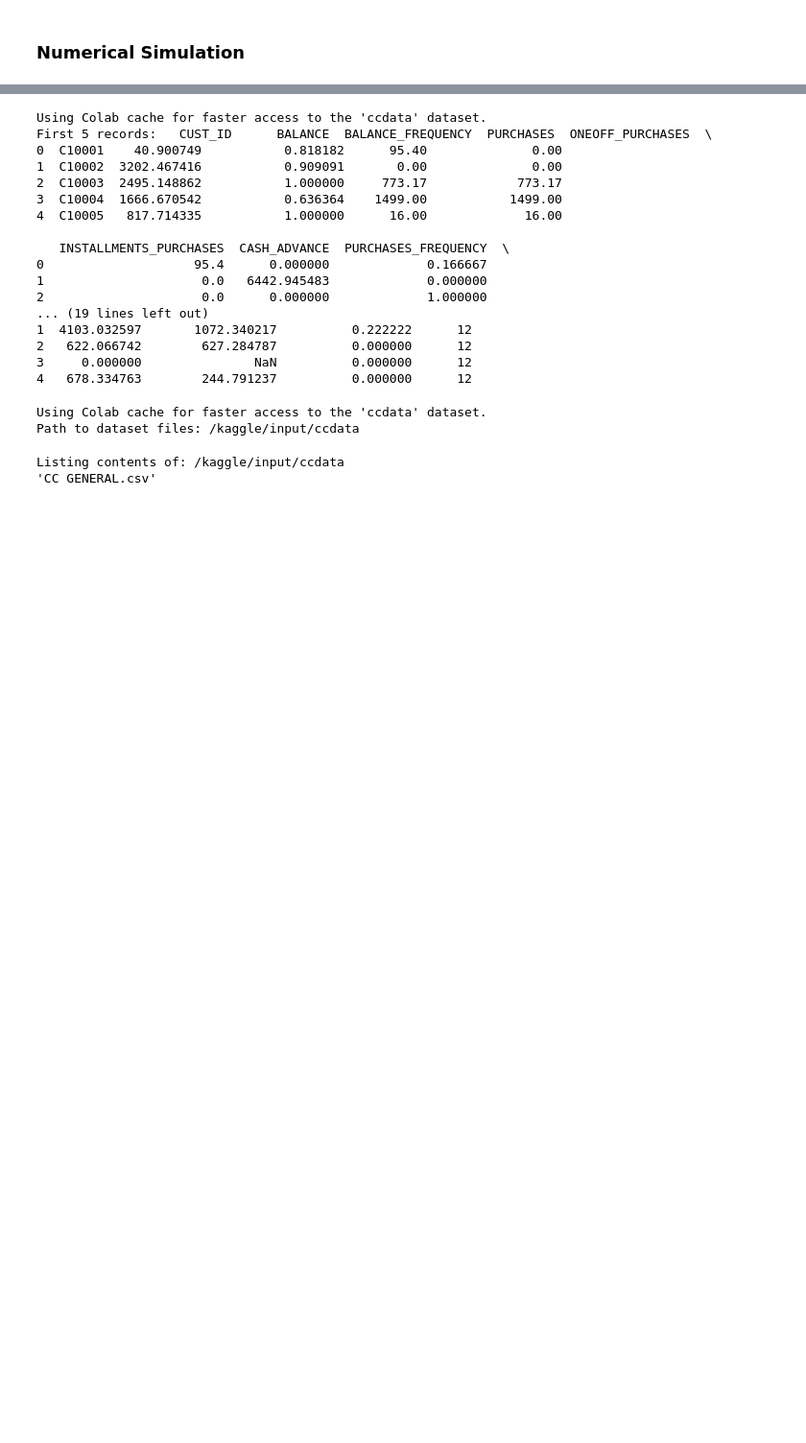
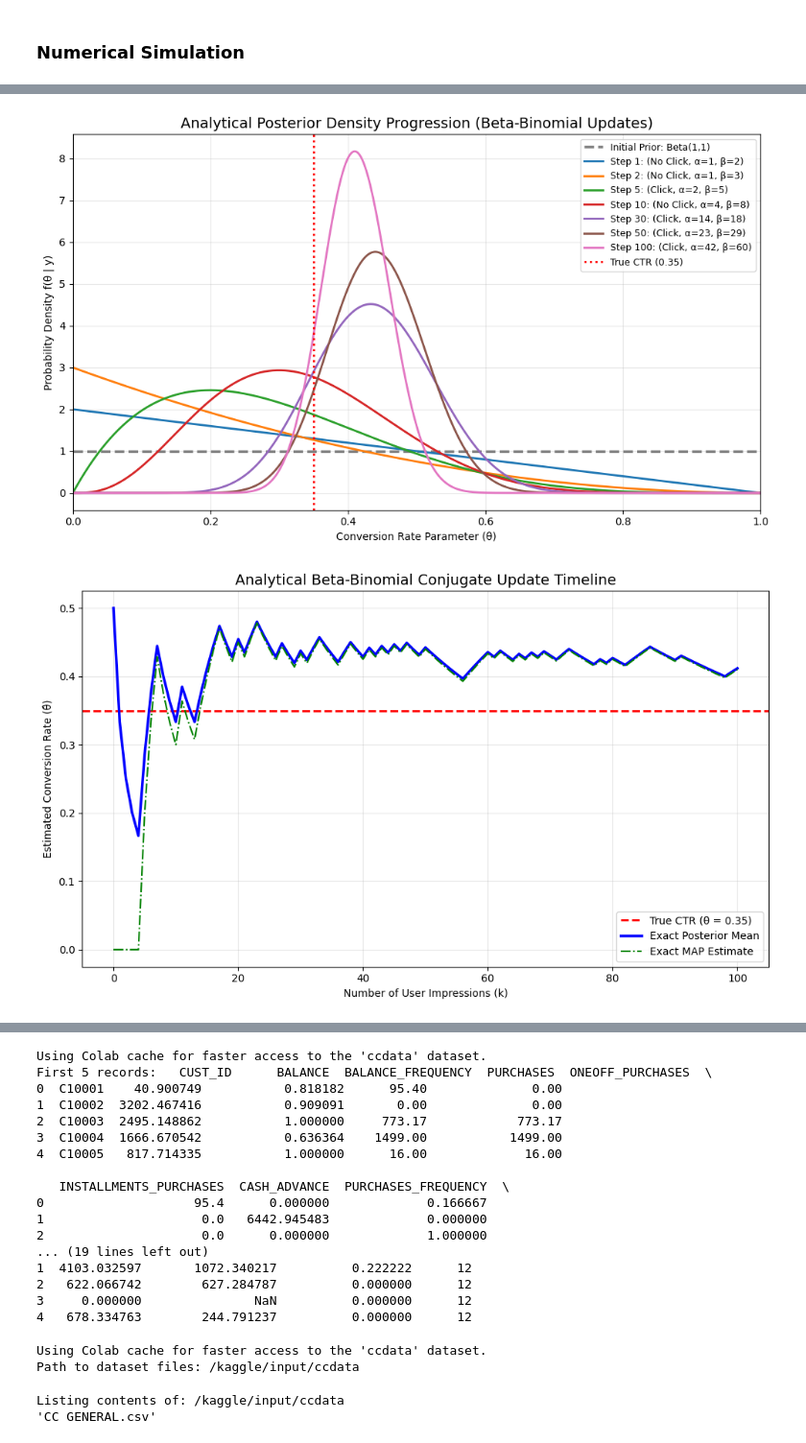
Before and after one commit to Kushen23/Statistical-Learning-e23290, a Jupyter notebook: Assignment_7c_Item_Response_Prediction_and_Click_Through_Rate_Prediction.ipynb, the cells around one changed output, grey strips where cells are left out. Shown at 96% size. Saved outputs shown, nothing was run; the diff lists cells and outputs as text; code cells hidden in the pictures; blank space fills up the shorter version.

```diff
--- a/Assignment_7c_Item_Response_Prediction_and_Click_Through_Rate_Prediction.ipynb
+++ b/Assignment_7c_Item_Response_Prediction_and_Click_Through_Rate_Prediction.ipynb
@@ -712,3 +440,73 @@ fig2.show()
+# %%
+import numpy as np
+import scipy.stats as stats
+import matplotlib.pyplot as plt
+
+np.random.seed(42)
+
+theta_true = 0.35
+n_impressions = 100
+steps = list(range(n_impressions + 1))
+
+alpha_param, beta_param = 1, 1
+theta_grid = np.linspace(0, 1, 500)
+milestones = [0, 1, 2, 5, 10, 30, 50, 100]
+
+running_bayes = [alpha_param / (alpha_param + beta_param)]
+running_map = [0.0]
+
+plt.figure(figsize=(10, 6))
+prior_density = stats.beta.pdf(theta_grid, alpha_param, beta_param)
+plt.plot(theta_grid, prior_density, '--', color='gray', linewidth=2.5, label='Initial Prior: Beta(1,1)')
+
+for k in range(1, n_impressions + 1):
+    y_k = 1 if np.random.uniform(0, 1) < theta_true else 0
+    alpha_param += y_k
+    beta_param += (1 - y_k)
+
+    theta_bayes_k = alpha_param / (alpha_param + beta_param)
+    if alpha_param > 1 and beta_param > 1:
+        theta_map_k = (alpha_param - 1) / (alpha_param + beta_param - 2)
+    else:
+        theta_map_k = 0.0 if alpha_param <= beta_param else 1.0
+
+    running_bayes.append(theta_bayes_k)
+    running_map.append(theta_map_k)
+
+    if k in milestones:
+        density_k = stats.beta.pdf(theta_grid, alpha_param, beta_param)
+        result_text = "Click" if y_k == 1 else "No Click"
+        plt.plot(theta_grid, density_k, linewidth=2,
+                 label=f"Step {k}: ({result_text}, α={alpha_param}, β={beta_param})")
+
+plt.axvline(x=theta_true, color='red', linestyle=':', linewidth=2, label=f"True CTR ({theta_true})")
+plt.title("Analytical Posterior Density Progression (Beta-Binomial Updates)", fontsize=14)
+plt.xlabel("Conversion Rate Parameter (θ)")
+plt.ylabel("Probability Density f(θ | y)")
+plt.xlim([0, 1])
+plt.legend(loc="upper right", fontsize=9)
+plt.grid(alpha=0.3)
+plt.tight_layout()
+plt.show()
+
+# =====================================================================
+# FIGURE 2: CONVERGENCE TIMELINE
+# =====================================================================
+plt.figure(figsize=(10, 6))
+plt.axhline(y=theta_true, color='red', linestyle='--', linewidth=2, label=f"True CTR (θ = {theta_true})")
+plt.plot(steps, running_bayes, color='blue', linewidth=2.5, label='Exact Posterior Mean')
+plt.plot(steps, running_map, color='green', linewidth=1.5, linestyle='-.', label='Exact MAP Estimate')
+
+plt.title("Analytical Beta-Binomial Conjugate Update Timeline", fontsize=14)
+plt.xlabel("Number of User Impressions (k)")
+plt.ylabel("Estimated Conversion Rate (θ̂)")
+plt.legend(loc="lower right")
+plt.grid(alpha=0.3)
+plt.tight_layout()
+plt.show()
+# %% [output]
+[figure, added]
+[figure, added]
 # %% [markdown]
 # Q Bayesian Estimations for Structural Health Monitoring via Bounded Grid Updates
 
```
Also changed, not shown: parts of 6 cells of this notebook.
